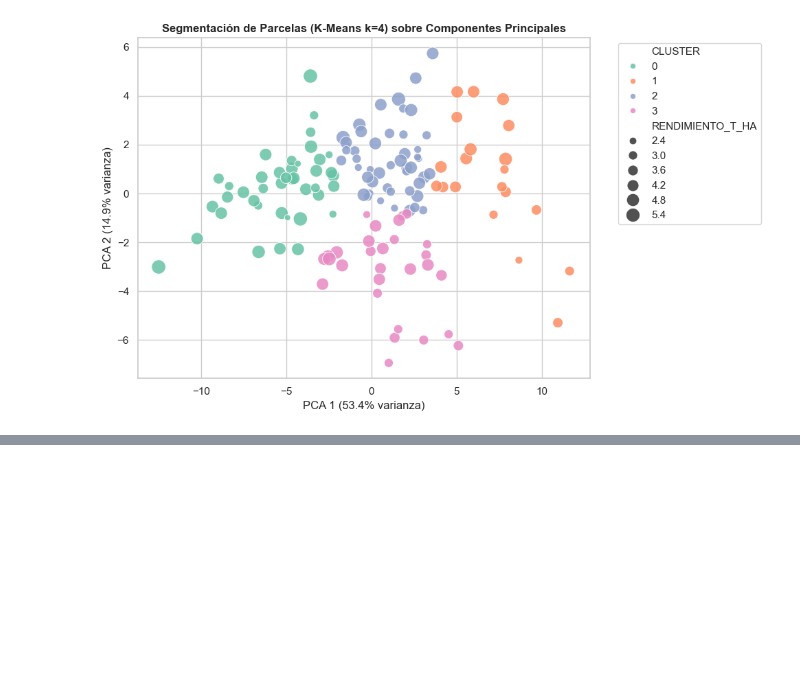
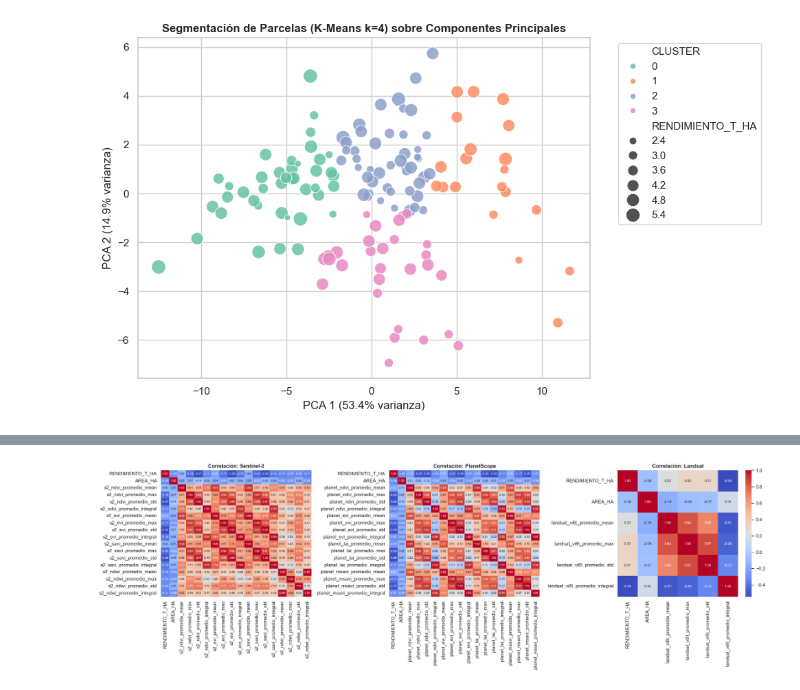
Before and after one commit to gerarsau07/AgroRaices, a Jupyter notebook: exploracion.ipynb, the cells around one changed output, grey strips where cells are left out. Cells and saved outputs as stored; diff of their text form; code cells hidden in the pictures; blank space fills up the shorter version.

Commit message:
Conjunto De datos: Exploracion por sensor

```diff
--- a/exploracion.ipynb
+++ b/exploracion.ipynb
@@ -564,0 +685,94 @@ planet_evi_promedio_mean               2.432384
+# %%
+import matplotlib.pyplot as plt
+import numpy as np
+import pandas as pd
+import seaborn as sns
+
+# 1. Asegurar fusión base con las 138 parcelas de entrenamiento
+df_sensores = y.merge(feat_planet, on='ID_POLIGONO', how='left')
+df_sensores = df_sensores.merge(feat_s2, on='ID_POLIGONO', how='left')
+df_sensores = df_sensores.merge(feat_landsat, on='ID_POLIGONO', how='left')
+
+df_train_corr = df_sensores[df_sensores['CONJUNTO'] == 'ENTRENAMIENTO'].copy()
+
+# 2. Segmentar columnas por sensor
+cols_s2 = [
+    c
+    for c in df_train_corr.columns
+    if c.startswith('s2_') and pd.api.types.is_numeric_dtype(df_train_corr[c])
+]
+cols_planet = [
+    c
+    for c in df_train_corr.columns
+    if c.startswith('planet_')
+    and pd.api.types.is_numeric_dtype(df_train_corr[c])
+]
+cols_landsat = [
+    c
+    for c in df_train_corr.columns
+    if c.startswith('landsat_')
+    and pd.api.types.is_numeric_dtype(df_train_corr[c])
+]
+
+meta_cols = ['RENDIMIENTO_T_HA', 'AREA_HA']
+
+# 3. Graficar Matrices de Correlación
+fig, axes = plt.subplots(1, 3, figsize=(22, 7))
+
+# Sentinel-2
+corr_s2 = df_train_corr[meta_cols + cols_s2].corr()
+sns.heatmap(
+    corr_s2,
+    annot=True,
+    fmt='.2f',
+    cmap='coolwarm',
+    cbar=False,
+    ax=axes[0],
+    annot_kws={'size': 7},
+)
+axes[0].set_title('Correlación: Sentinel-2', fontsize=12, fontweight='bold')
+
+# Planet
+corr_planet = df_train_corr[meta_cols + cols_planet].corr()
+sns.heatmap(
+    corr_planet,
+    annot=True,
+    fmt='.2f',
+    cmap='coolwarm',
+    cbar=False,
+    ax=axes[1],
+    annot_kws={'size': 7},
+)
+axes[1].set_title('Correlación: PlanetScope', fontsize=12, fontweight='bold')
+
+# Landsat
+corr_landsat = df_train_corr[meta_cols + cols_landsat].corr()
+sns.heatmap(
+    corr_landsat,
+    annot=True,
+    fmt='.2f',
+    cmap='coolwarm',
+    cbar=True,
+    ax=axes[2],
+    annot_kws={'size': 8},
+)
+axes[2].set_title('Correlación: Landsat', fontsize=12, fontweight='bold')
+
+plt.tight_layout()
+plt.show()
+
+# 4. Clasificación cuantitativa contra la variable objetivo
+corr_general = (
+    df_train_corr.drop(columns=['ID_POLIGONO', 'CONJUNTO'])
+    .corr()['RENDIMIENTO_T_HA']
+    .drop(index=['RENDIMIENTO_T_HA'])
+)
+
+print('=== TOP 8 VARIABLES CON MAYOR ASOCIACIÓN AL RENDIMIENTO ===')
+print(corr_general.reindex(corr_general.abs().sort_values(ascending=False).index).head(8).round(4))
+
+print('\n=== VARIABLES DE CASI NULA ASOCIACIÓN (|r| < 0.10, DESCARTABLES) ===')
+descartables = corr_general[corr_general.abs() < 0.10].index.tolist()
+print(descartables if descartables else 'Ninguna variable cae debajo de 0.10 estricto.')
+# %% [output]
+[figure, added]
```
Also changed, not shown: parts of 11 cells of this notebook, 2 other files.
